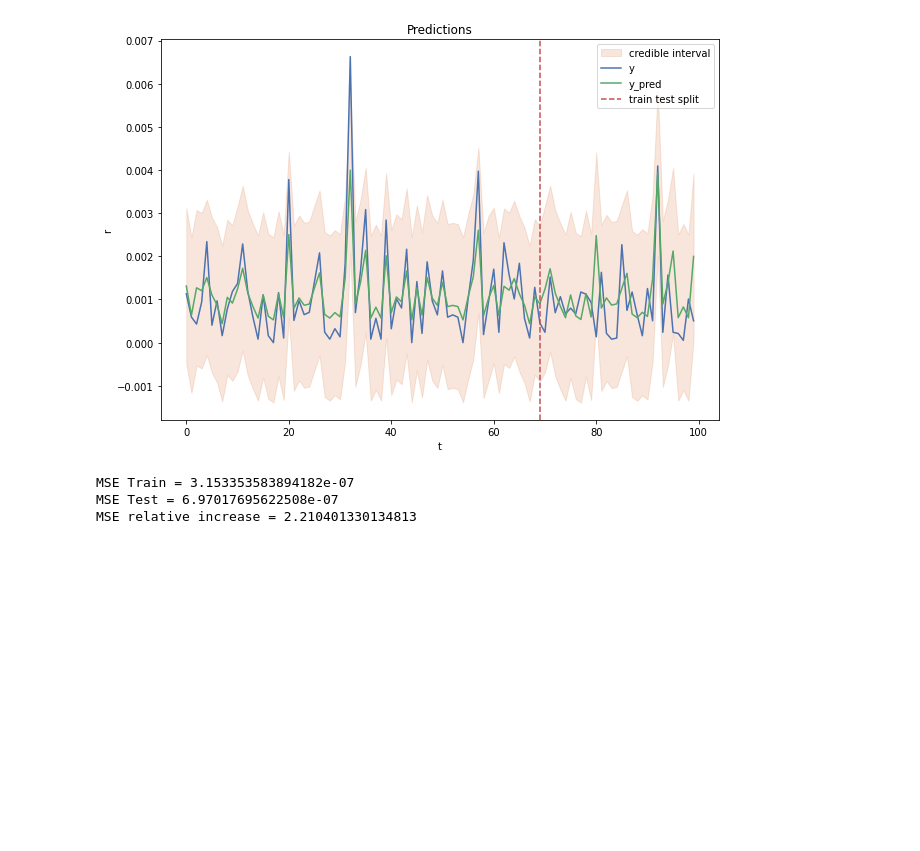
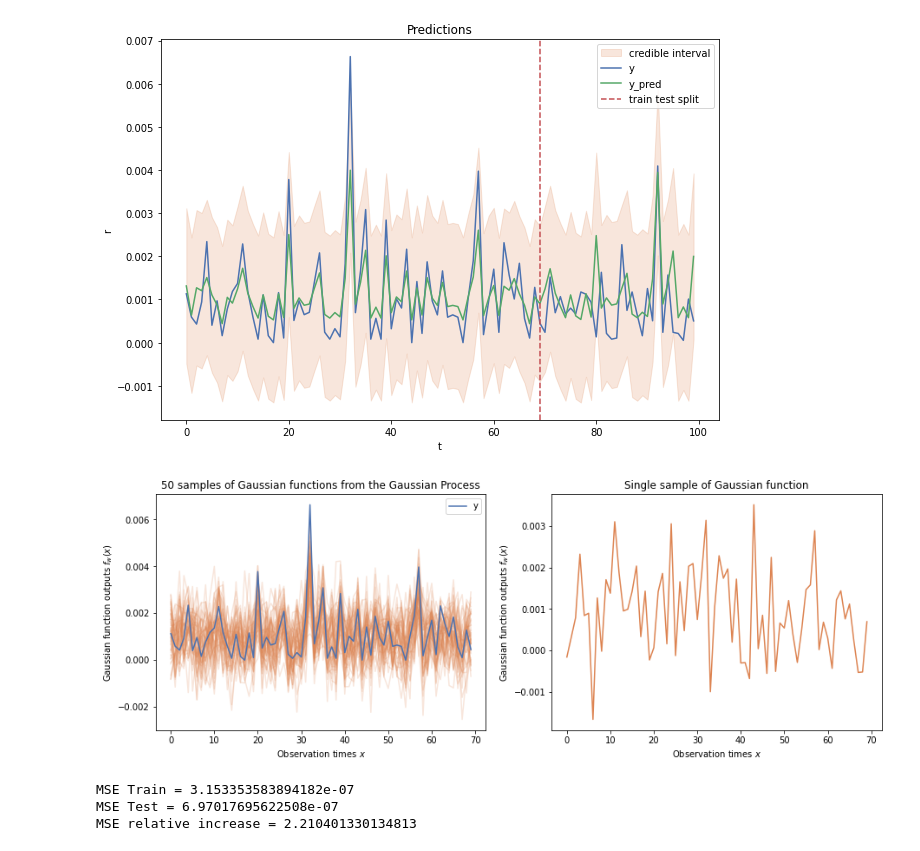
Before and after one commit to gittmp/GPR-for-financial-series, a Jupyter notebook: gaussian_process.ipynb, the cells around one changed output. Drawn from its saved outputs; the diff is of its cells as text; code cells hidden in the pictures; blank space fills up the shorter version.

```diff
--- a/gaussian_process.ipynb
+++ b/gaussian_process.ipynb
@@ -442,6 +435,29 @@ plt.savefig(path + 'gp-training-predictions.png')
 plt.show()
 # %% [output]
 [figure]
+# %%
+# sample from posterior distribution
+fig, ax = plt.subplots(1, 2, figsize=(15, 5))
+n_samples = 50
+post_samples = gp.sample_y(X=X_train, n_samples=n_samples).squeeze(1)
+single_post_sample = gp.sample_y(X=X_train, n_samples=1).squeeze(1).squeeze(1)
+x_plot = X_train[..., 0].copy()
+
+for i in range(n_samples):
+    sns.lineplot(x=x_plot, y=post_samples[:, i], color=sns.color_palette(palette='deep')[1], alpha=0.2, ax=ax[0])
+
+sns.lineplot(x=x_plot, y=y_train[:, 0], color=sns.color_palette(palette='deep')[0], ax=ax[0], label='y')
+
+ax[0].set(title='50 samples of Gaussian functions from the Gaussian Process', xlabel=r'Observation times $x$', ylabel=r'Gaussian function outputs $f_w(x)$')
+ax[0].legend()
+
+sns.lineplot(x=x_plot, y=single_post_sample, color=sns.color_palette(palette='deep')[1], ax=ax[1])
+ax[1].set(title='Single sample of Gaussian function', xlabel=r'Observation times $x$', ylabel=r'Gaussian function outputs $f_w(x)$')
+
+plt.savefig(path + 'gp-posterior-distribution.png')
+plt.show()
+# %% [output]
+[figure, added]
 # %%
 # evaluating the error in our model
 y_pred_train = gp.predict(X_train)
```
Also changed, not shown: parts of 4 cells of this notebook.
